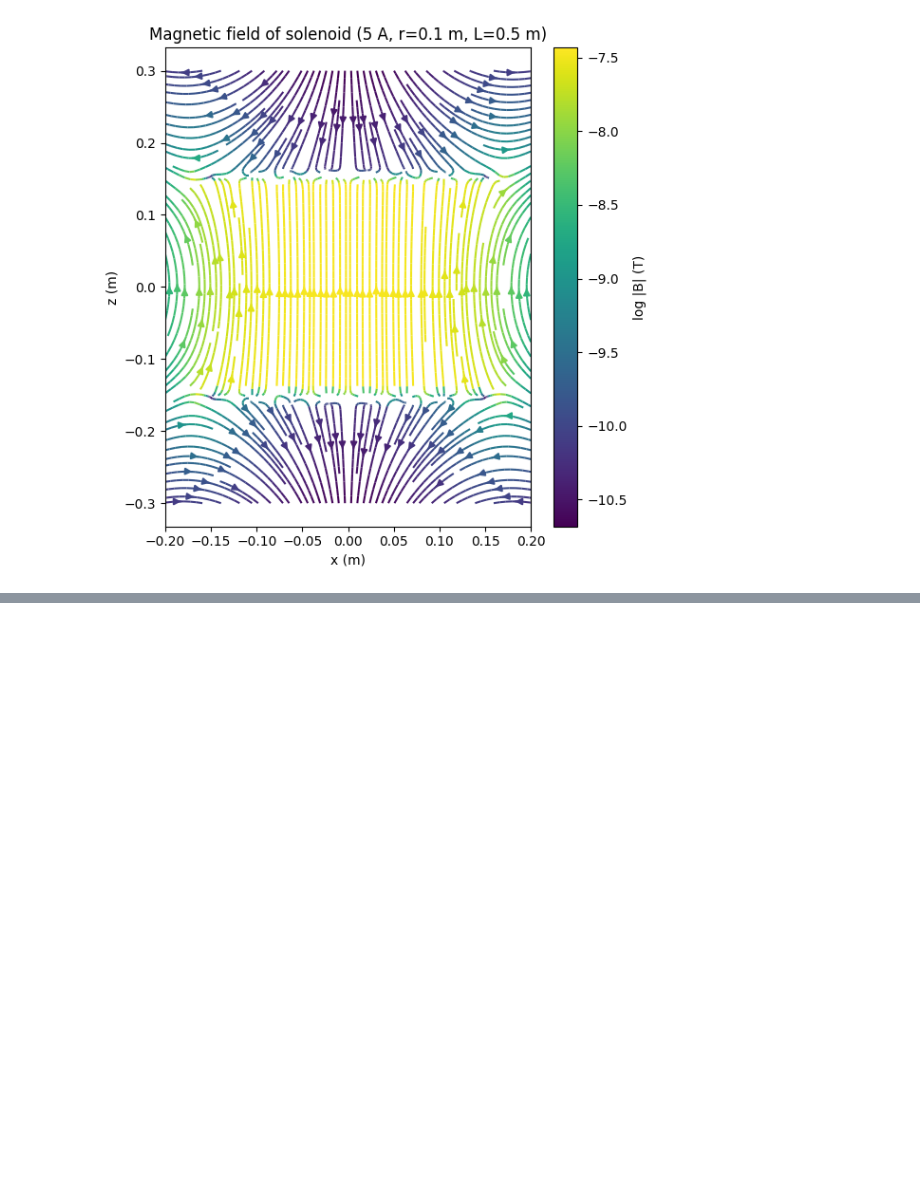
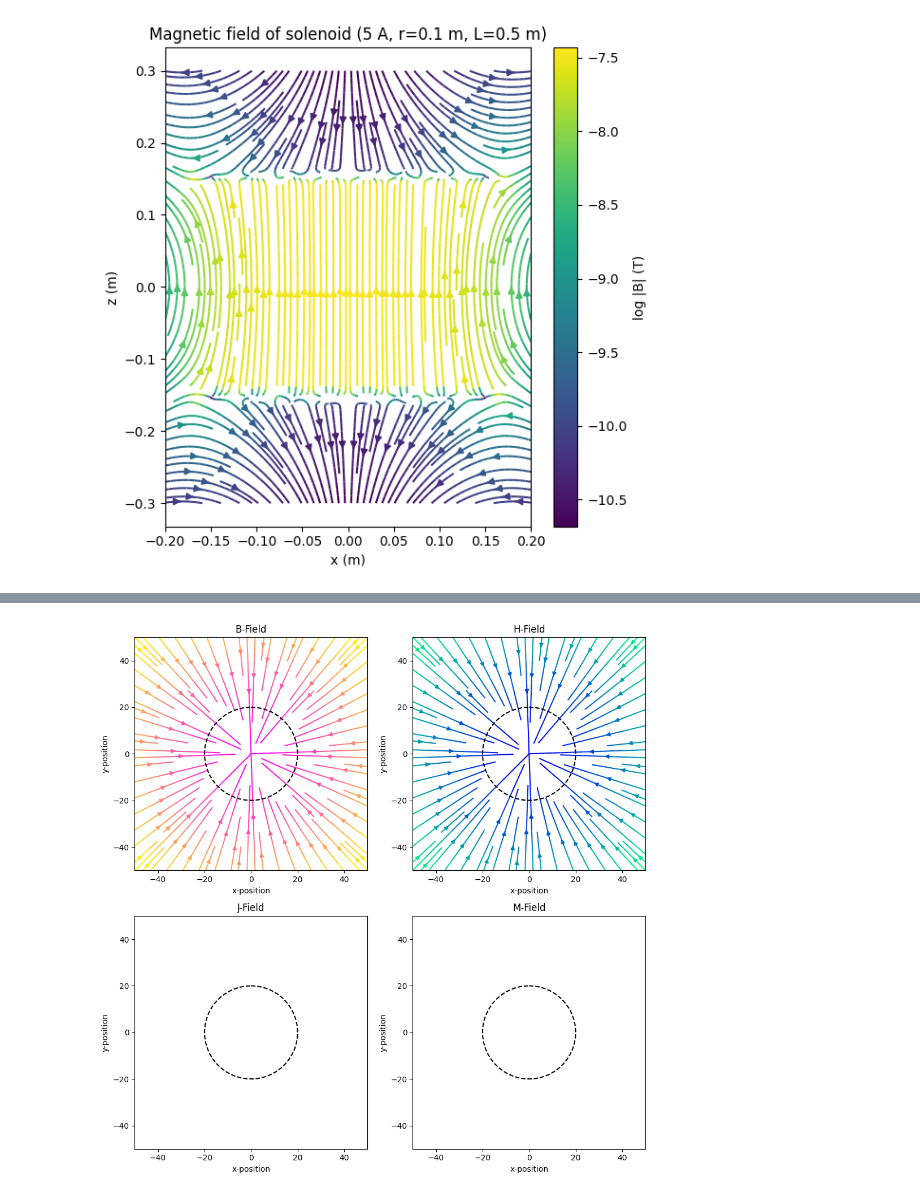
Before and after one commit to twyeh/university-physics, a Jupyter notebook: Solenoid_Magnetic_Fields.ipynb, the cells around one changed output, grey strips where cells are left out. Saved outputs shown, nothing was run; the diff lists cells and outputs as text; code cells hidden in the pictures; blank space fills up the shorter version.

```diff
--- a/Solenoid_Magnetic_Fields.ipynb
+++ b/Solenoid_Magnetic_Fields.ipynb
@@ -77,0 +171,64 @@ plt.show()
+# %%
+import matplotlib.pyplot as plt
+import numpy as np
+from numpy.linalg import norm
+import magpylib as magpy
+
+fig, [[ax1,ax2], [ax3,ax4]] = plt.subplots(2, 2, figsize=(10, 10))
+
+# Create an observer grid in the xy-symmetry plane
+grid = np.mgrid[-50:50:100j, -50:50:100j, -50:50:100j].T[0]
+X, Y, Z = np.moveaxis(grid, 2, 0)
+
+# Compute BHJM-fields of a cylinder magnet on the grid
+
+cyl = magpy.Collection()
+for z in np.linspace(-8, 8, 16):
+    winding = magpy.current.Circle(
+        current=100,
+        diameter=10,
+        position=(0,0,z),
+    )
+    cyl.add(winding)
+
+#cyl.show()
+
+B = cyl.getB(grid)
+Bx, By, _ = np.moveaxis(B, 2, 0)
+
+H = cyl.getH(grid)
+Hx, Hy, _ = np.moveaxis(H, 2, 0)
+
+J = cyl.getJ(grid)
+Jx, Jy, _ = np.moveaxis(J, 2, 0)
+
+M = cyl.getM(grid)
+Mx, My, _ = np.moveaxis(M, 2, 0)
+
+# Display field with Pyplot
+ax1.streamplot(X, Y, Bx, By, color=np.log(norm(B, axis=2)), cmap="spring_r")
+ax2.streamplot(X, Y, Hx, Hy, color=np.log(norm(H, axis=2)), cmap="winter_r")
+ax3.streamplot(X, Y, Jx, Jy, color=norm(J, axis=2), cmap="summer_r")
+ax4.streamplot(X, Y, Mx, My, color=norm(M, axis=2), cmap="autumn_r")
+
+ax1.set_title("B-Field")
+ax2.set_title("H-Field")
+ax3.set_title("J-Field")
+ax4.set_title("M-Field")
+
+for ax in [ax1,ax2,ax3,ax4]:
+    ax.set(
+        xlabel="x-position",
+        ylabel="y-position",
+        aspect=1,
+        xlim=(-50,50),
+        ylim=(-50,50),
+    )
+    # Outline magnet boundary
+    ts = np.linspace(0, 2 * np.pi, 50)
+    ax.plot(20 * np.sin(ts), 20 * np.cos(ts), "k--")
+
+plt.tight_layout()
+plt.show()
+# %% [output]
+[figure, added]
```
Also changed, not shown: parts of 4 cells of this notebook.
